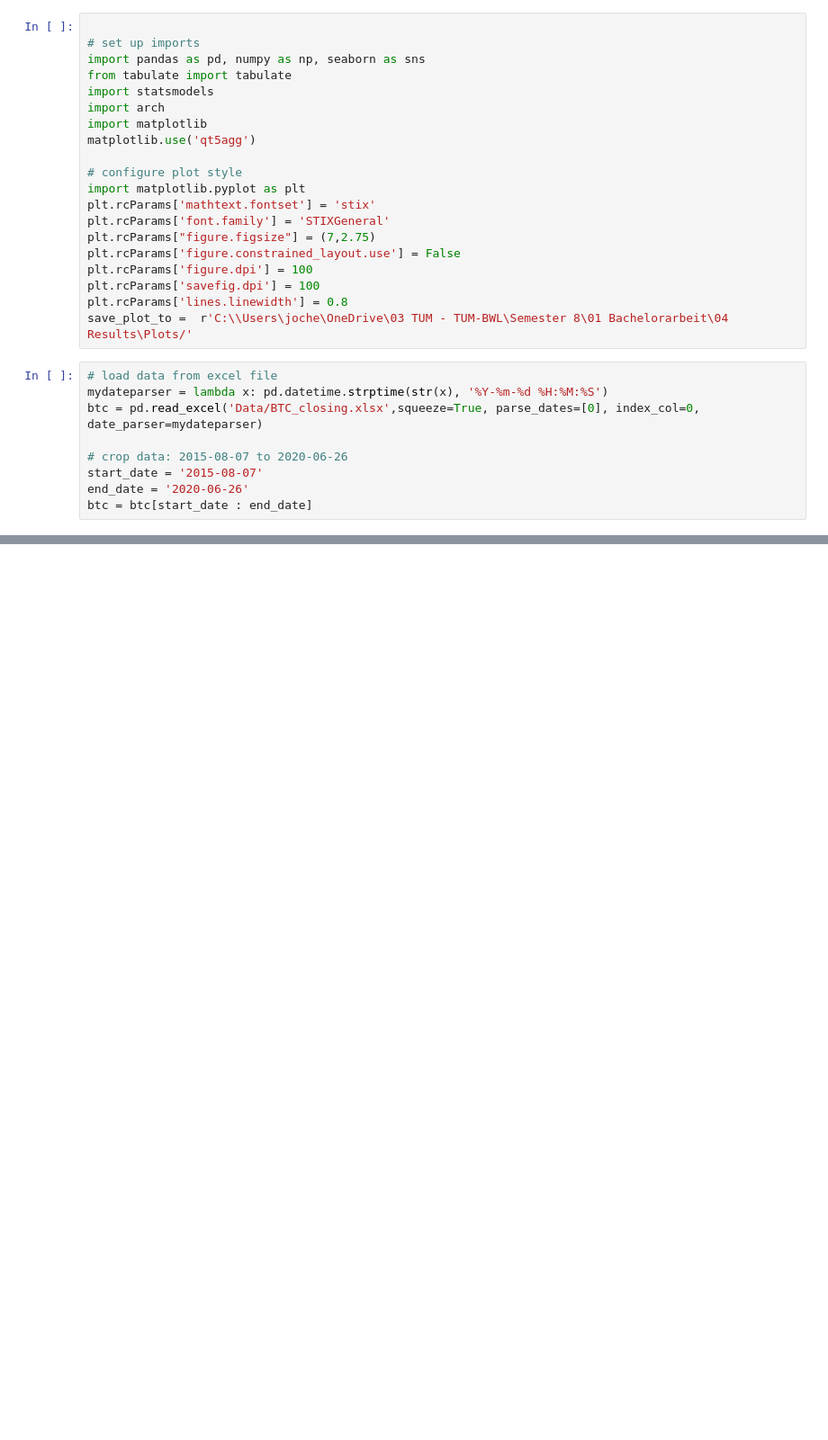
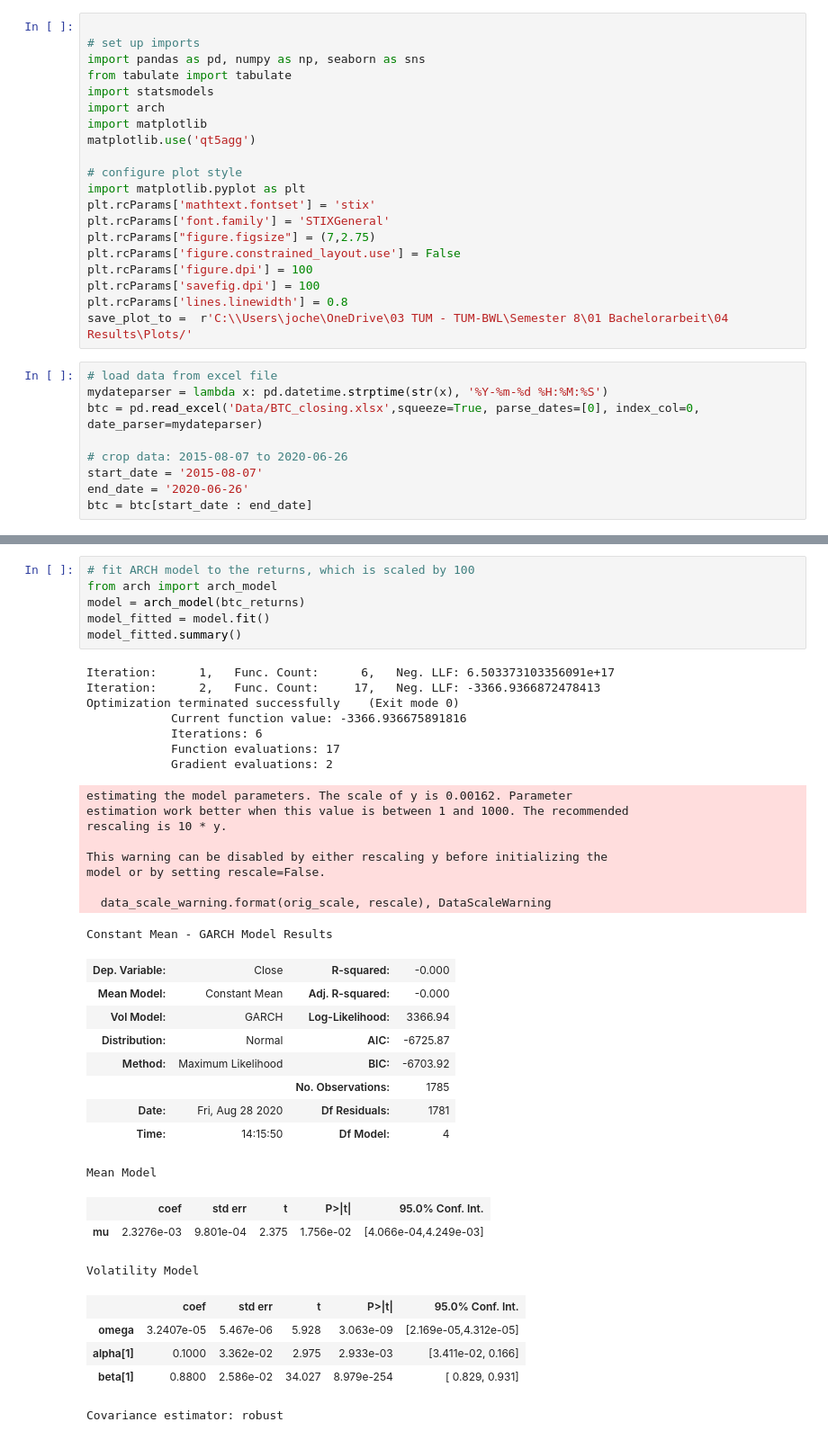
Before and after one commit to jochenmadler/BA_TimeSeriesAnalysis, a Jupyter notebook: M3.ipynb, the cells around one changed output, grey strips where cells are left out. Shown at 90% size. Drawn from its saved outputs; the diff is of its cells as text; blank space fills up the shorter version.

```diff
--- a/M3.ipynb
+++ b/M3.ipynb
@@ -43,0 +54,40 @@ qqplot(btc_log_diff1, line='s')
+# %%
+# fit ARCH model to the returns, which is scaled by 100
+from arch import arch_model
+model = arch_model(btc_returns)
+model_fitted = model.fit()
+model_fitted.summary()
+# %% [output]
+Iteration:      1,   Func. Count:      6,   Neg. LLF: 6.503373103356091e+17
+Iteration:      2,   Func. Count:     17,   Neg. LLF: -3366.9366872478413
+Optimization terminated successfully    (Exit mode 0)
+            Current function value: -3366.936675891816
+            Iterations: 6
+            Function evaluations: 17
+            Gradient evaluations: 2
+estimating the model parameters. The scale of y is 0.00162. Parameter
+estimation work better when this value is between 1 and 1000. The recommended
+rescaling is 10 * y.
+
+This warning can be disabled by either rescaling y before initializing the
+model or by setting rescale=False.
+
+  data_scale_warning.format(orig_scale, rescale), DataScaleWarning
+Constant Mean - GARCH Model Results
+| Dep. Variable: | Close | R-squared: | -0.000 |
+| Mean Model: | Constant Mean | Adj. R-squared: | -0.000 |
+| Vol Model: | GARCH | Log-Likelihood: | 3366.94 |
+| Distribution: | Normal | AIC: | -6725.87 |
+| Method: | Maximum Likelihood | BIC: | -6703.92 |
+|  |  | No. Observations: | 1785 |
+| Date: | Fri, Aug 28 2020 | Df Residuals: | 1781 |
+| Time: | 14:15:50 | Df Model: | 4 |
+Mean Model
+|  | coef | std err | t | P>|t| | 95.0% Conf. Int. |
+| mu | 2.3276e-03 | 9.801e-04 | 2.375 | 1.756e-02 | [4.066e-04,4.249e-03] |
+Volatility Model
+|  | coef | std err | t | P>|t| | 95.0% Conf. Int. |
+| omega | 3.2407e-05 | 5.467e-06 | 5.928 | 3.063e-09 | [2.169e-05,4.312e-05] |
+| alpha[1] | 0.1000 | 3.362e-02 | 2.975 | 2.933e-03 | [3.411e-02, 0.166] |
+| beta[1] | 0.8800 | 2.586e-02 | 34.027 | 8.979e-254 | [ 0.829, 0.931] |
+Covariance estimator: robust
```
Also changed, not shown: parts of 7 cells of this notebook.
